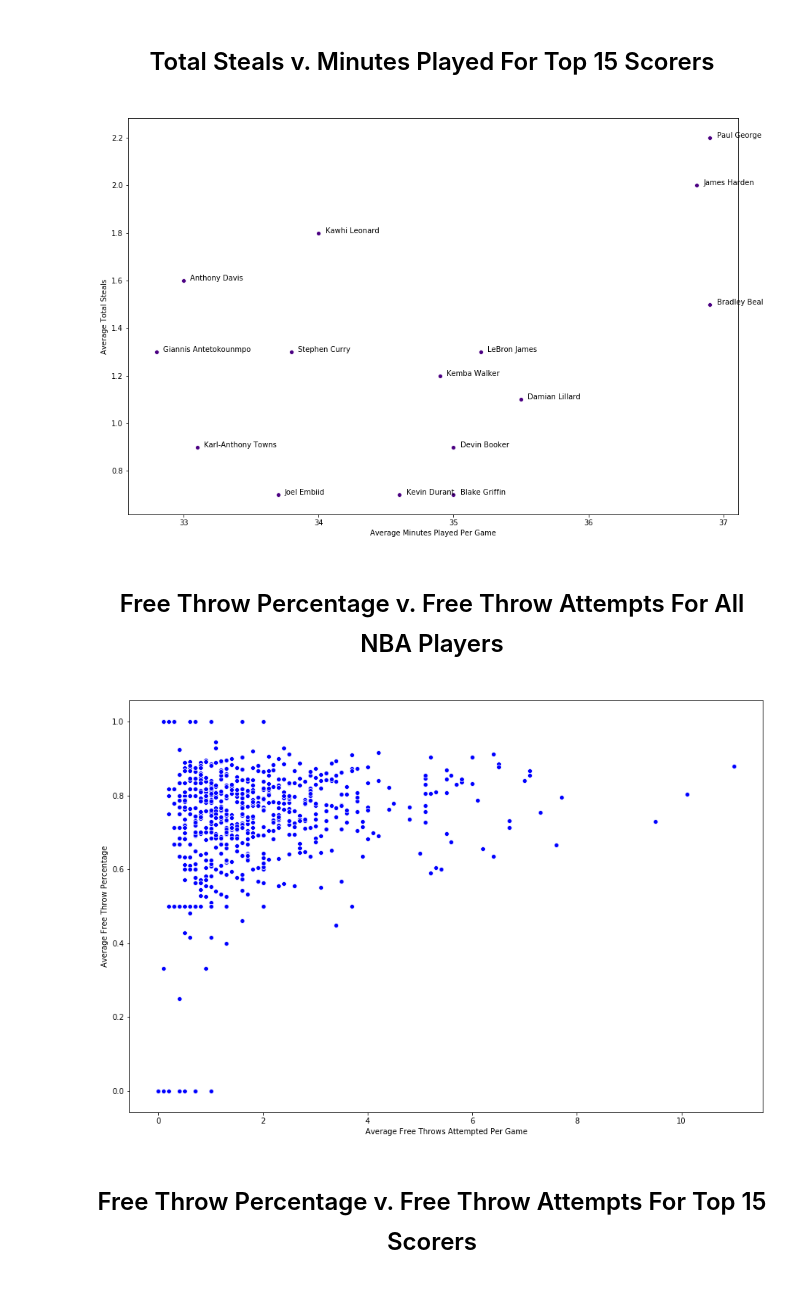
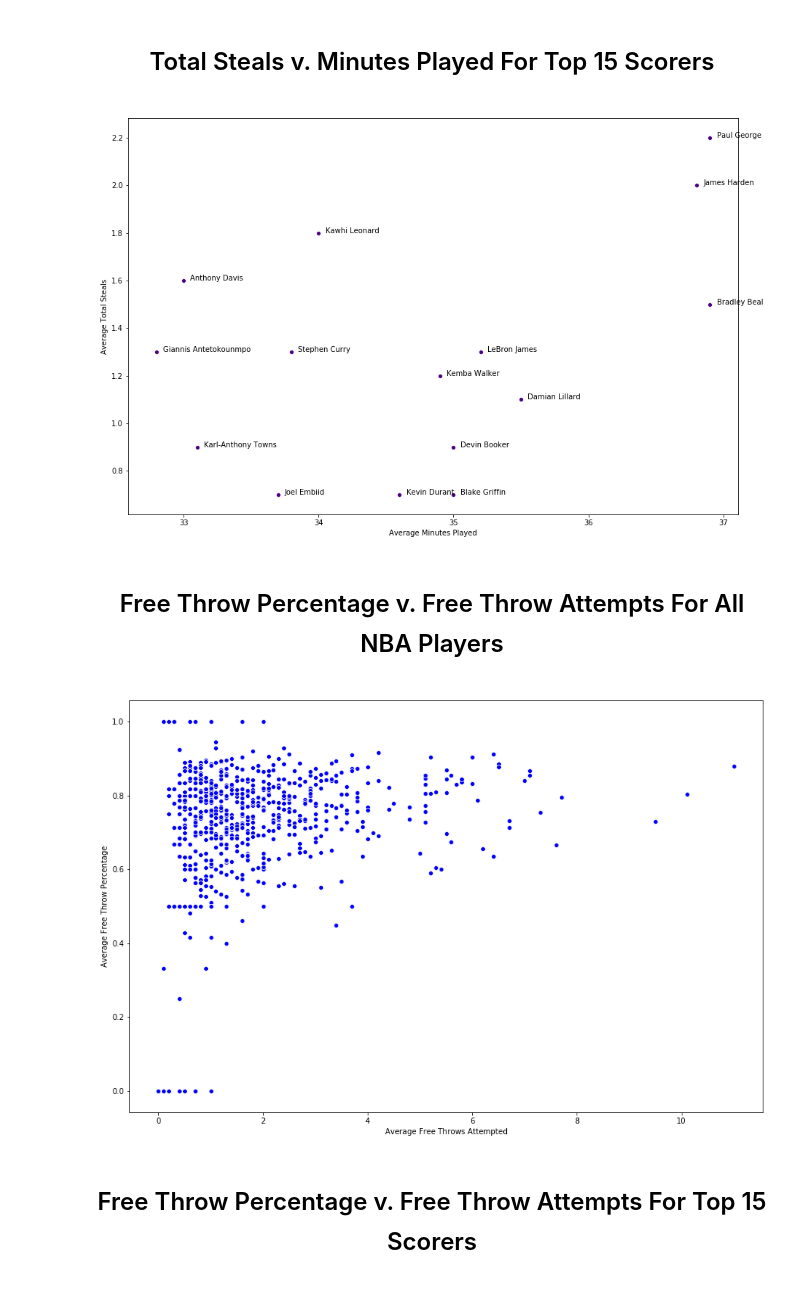
Before and after one commit to Ajnbro/nba320.github.io, a Jupyter notebook: Final Project Notebook.ipynb, the cells around one changed output. Saved outputs shown, nothing was run; the diff lists cells and outputs as text; code cells hidden in the pictures.

```diff
--- a/Final Project Notebook.ipynb
+++ b/Final Project Notebook.ipynb
@@ -375,21 +383,21 @@ plt.show()
 # %%
 plt.figure(figsize=(15, 10))
 # Create a scatterplot of the average total steals vs average minutes played for top 15 players
 ax = sns.scatterplot(x = 'MP', y = 'STL', data = top_15, color='indigo')
 
 # Lable points with player's name associated with them
 for line in range(0,top_15.shape[0]):
     plt.text(top_15['MP'][line] + 0.05, top_15['STL'][line],
             top_15['Player'][line], horizontalalignment = 'left',
             size = '10', color = 'black')
 
 # Set up axis
-ax.set_xlabel('Average Minutes Played Per Game')
+ax.set_xlabel('Average Minutes Played')
 ax.set_ylabel('Average Total Steals')
 
 plt.show()
 # %% [output]
-[figure, old version]
+[figure, new version]
 # %% [markdown]
 <center>
 <h1 style="font-size:24px"> Free Throw Percentage v. Free Throw Attempts For All NBA Players</h1>
@@ -400,12 +408,12 @@ plt.figure(figsize=(15, 10))
 ax = sns.scatterplot(x = 'FTA', y = 'FT%', data = nba_stats, color='blue')
 
 # Set up axis
-ax.set_xlabel('Average Free Throws Attempted Per Game')
+ax.set_xlabel('Average Free Throws Attempted')
 ax.set_ylabel('Average Free Throw Percentage')
 
 plt.show()
 # %% [output]
-[figure, old version]
+[figure, new version]
 # %% [markdown]
 <center>
 <h1 style="font-size:24px"> Free Throw Percentage v. Free Throw Attempts For Top 15 Scorers</h1>
```
Also changed, not shown: parts of 35 cells of this notebook, 1 other file.
